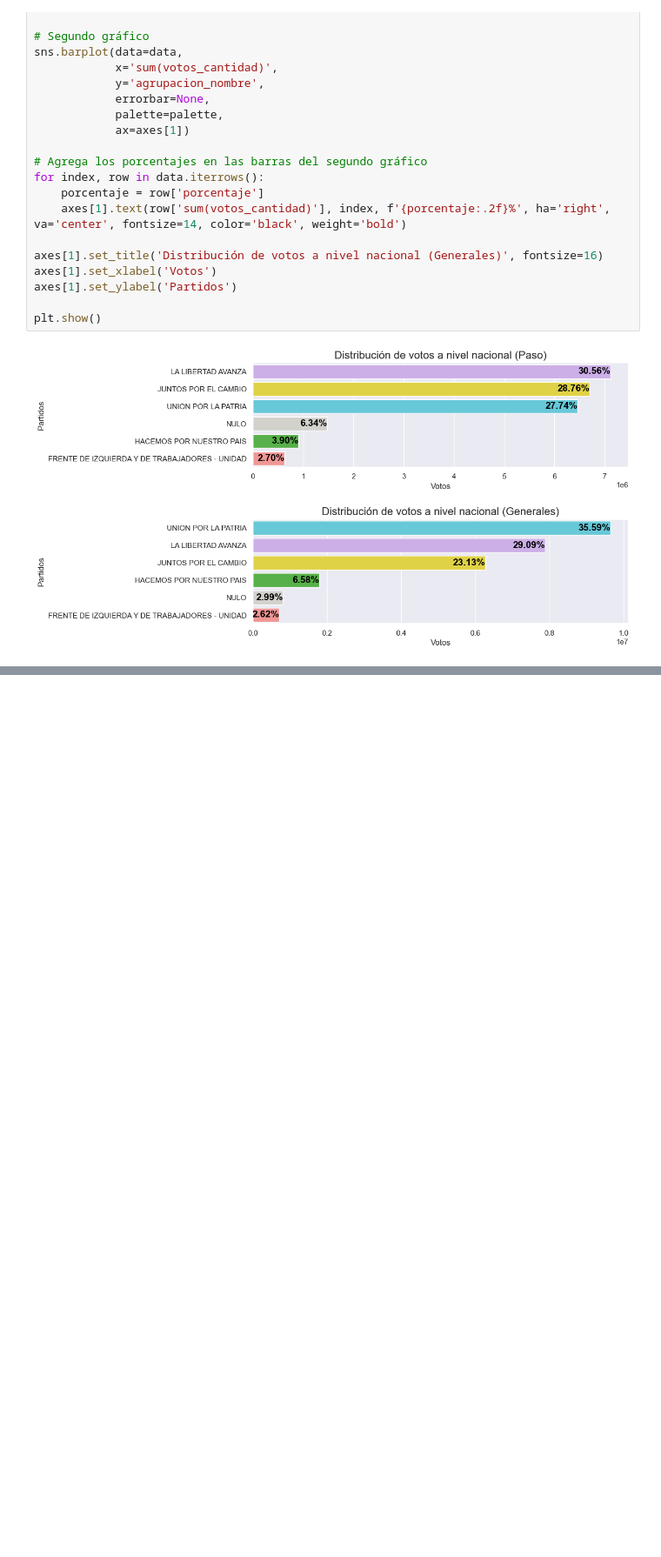
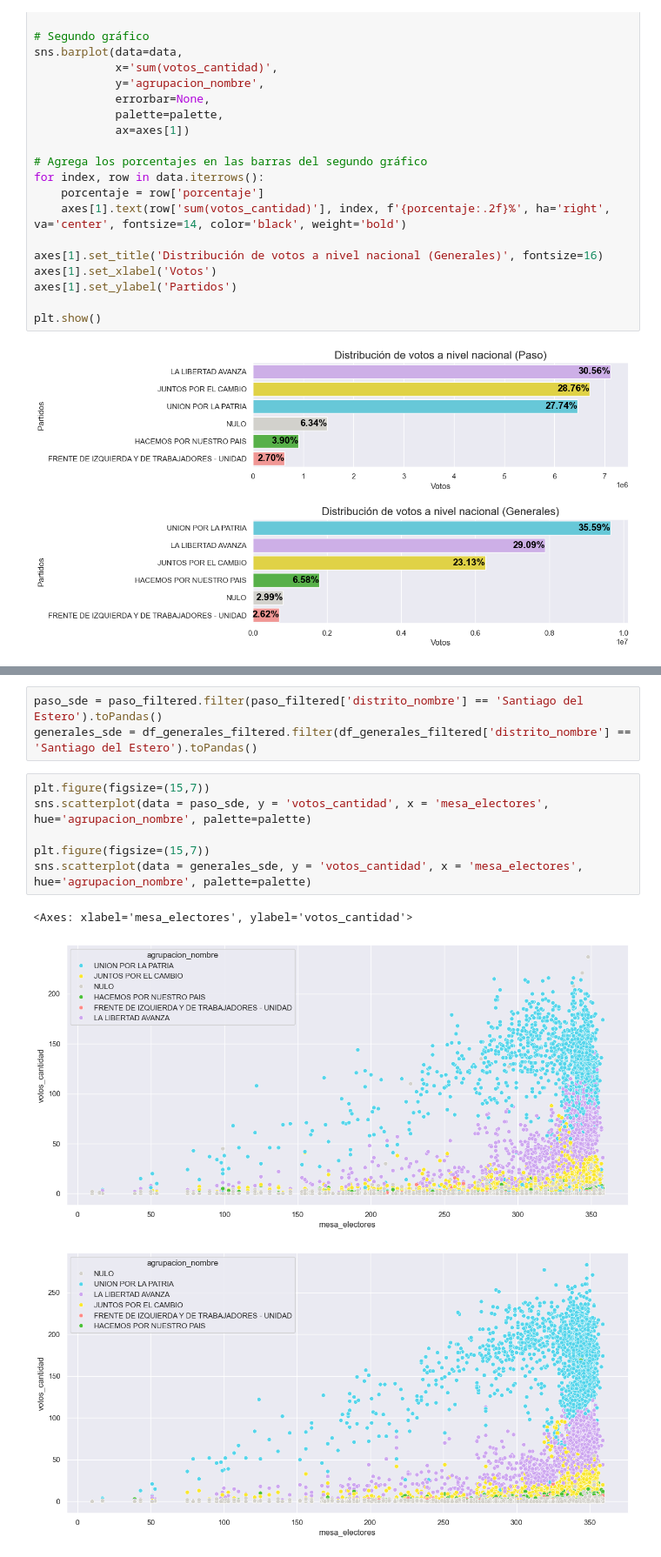
Before and after one commit to uriellmendezz/elecciones2023, a Jupyter notebook: nb.ipynb, the cells around one changed output, grey strips where cells are left out. Shown at 87% size. Saved outputs shown, nothing was run; the diff lists cells and outputs as text; blank space fills up the shorter version.

Commit message:
New graphics

```diff
--- a/nb.ipynb
+++ b/nb.ipynb
@@ -411,0 +393,13 @@ plt.show()
+# %%
+paso_sde = paso_filtered.filter(paso_filtered['distrito_nombre'] == 'Santiago del Estero').toPandas()
+generales_sde = df_generales_filtered.filter(df_generales_filtered['distrito_nombre'] == 'Santiago del Estero').toPandas()
+# %%
+plt.figure(figsize=(15,7))
+sns.scatterplot(data = paso_sde, y = 'votos_cantidad', x = 'mesa_electores', hue='agrupacion_nombre', palette=palette)
+
+plt.figure(figsize=(15,7))
+sns.scatterplot(data = generales_sde, y = 'votos_cantidad', x = 'mesa_electores', hue='agrupacion_nombre', palette=palette)
+# %% [output]
+<Axes: xlabel='mesa_electores', ylabel='votos_cantidad'>
+[figure, added]
+[figure, added]
```
Also changed, not shown: parts of 31 cells of this notebook.
